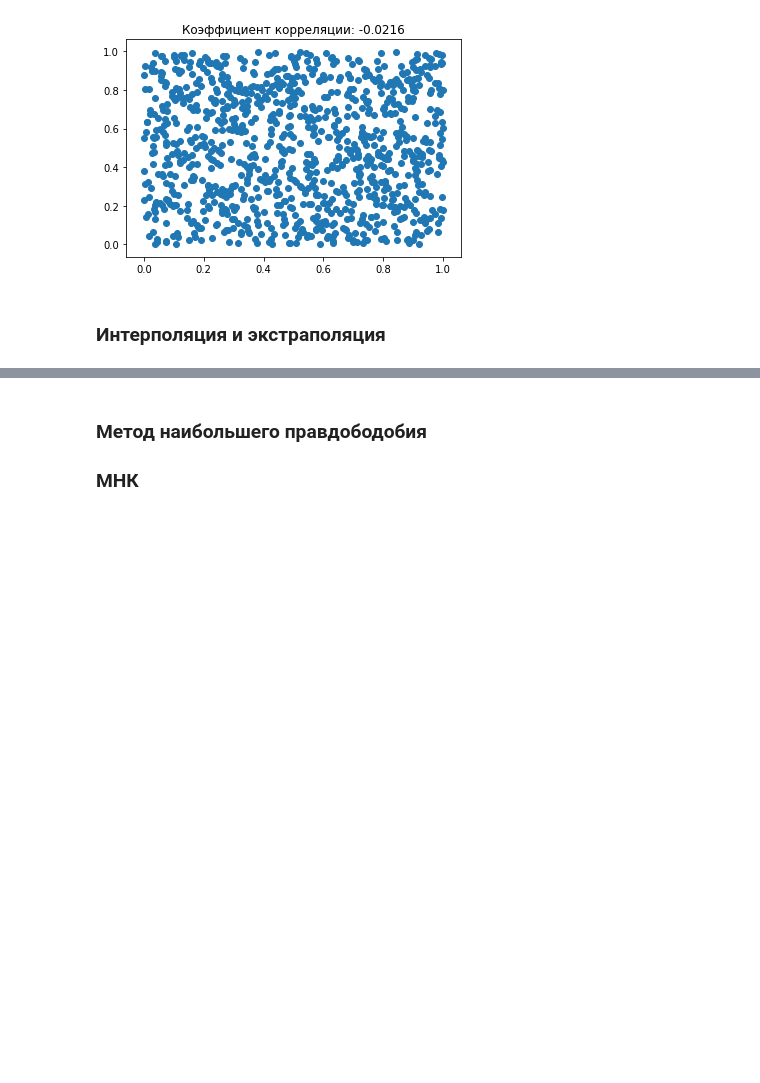
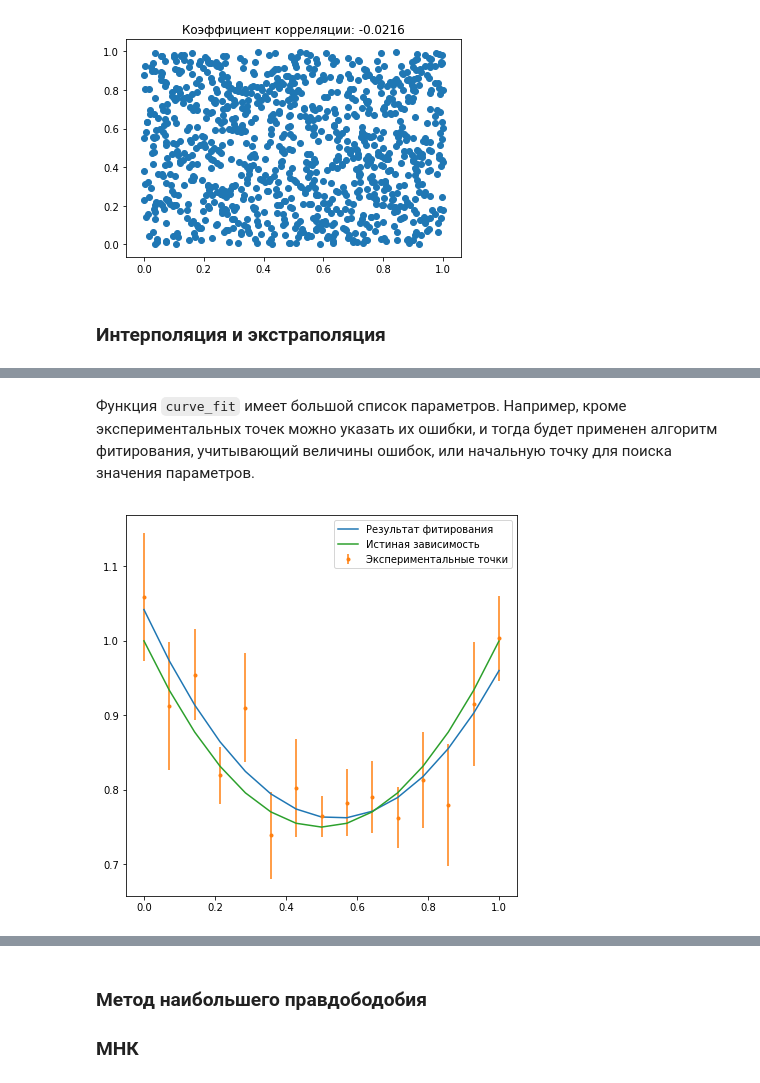
Before and after one commit to mipt-genphys/mipt-stat-book, a Jupyter notebook: notebooks/Draft.ipynb, the cells around one changed output, grey strips where cells are left out. Drawn from its saved outputs; the diff is of its cells as text; code cells hidden in the pictures; blank space fills up the shorter version.

```diff
--- a/notebooks/Draft.ipynb
+++ b/notebooks/Draft.ipynb
@@ -612,0 +627,32 @@ plt.scatter(x,y);
+# %%
+data = pd.read_table('example_fit.txt', # имя или путь к файлу
+                    sep = '\s+' # Здесь указывается разделитель между значениями, используемыми в файле
+                    )
+# %%
+# Создадим переменные с короткими именами
+x = data['x']
+y = data['y']
+yerr = data['y_error']
+# %%
+def parabolla(x, a, b, c):
+    """
+    Параметрическая парабола
+    """
+    return a*x**2 + b*x + c
+# %%
+popt, pcov = result = curve_fit(f = parabolla, # функция, для которой ищутся параметры
+                   xdata= x, ydata=y, # вводим экспериментальные точки
+                   p0 = [0.5,0.5,0.5] # вводим начальный вектор параметров, определенный на "глаз"
+          )
+# Функция возращает кортеж из двух массивов: первый - это вектор значений параметров,
+# второй - ковариционная матрица, которая может быть использована для оценки качества фита
+# %% [markdown]
+Функция `curve_fit`  имеет большой список параметров. Например, кроме экспериментальных точек можно указать их ошибки, и тогда будет применен алгоритм фитирования, учитывающий величины ошибок, или начальную точку для поиска значения параметров.
+# %%
+plt.figure(figsize= (7,7)) # Настраиваем размер холста
+plt.plot(x, parabolla(x, *popt), label='Результат фитирования') # Строим график
+plt.errorbar(x,y, yerr=yerr, fmt='.', label='Экспериментальные точки') # Строим график с "крестами"
+plt.plot(x, parabolla(x, 1,-1,1), label="Истиная зависимость")
+plt.legend(); # Активируем легенду
+# %% [output]
+[figure, added]
```
Also changed, not shown: parts of 9 cells of this notebook.
